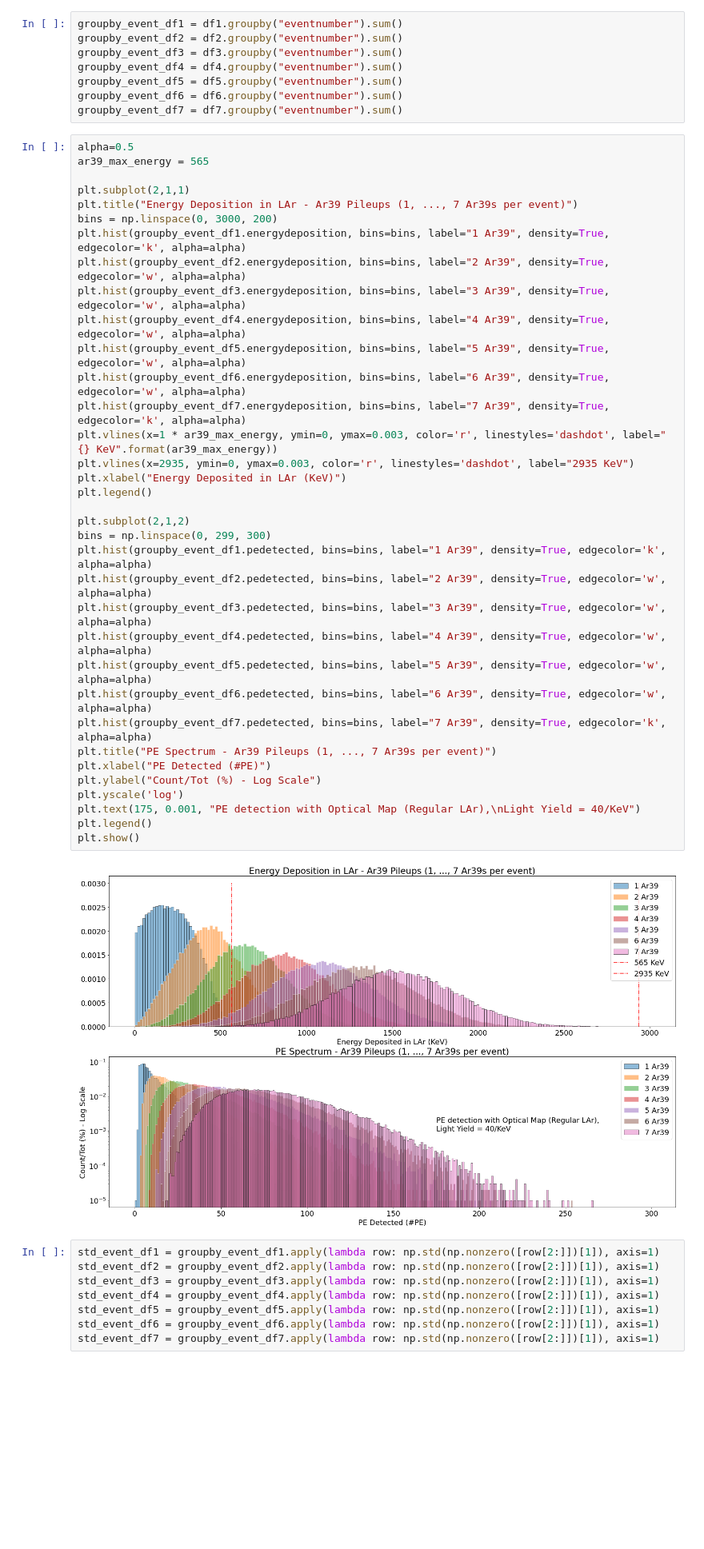
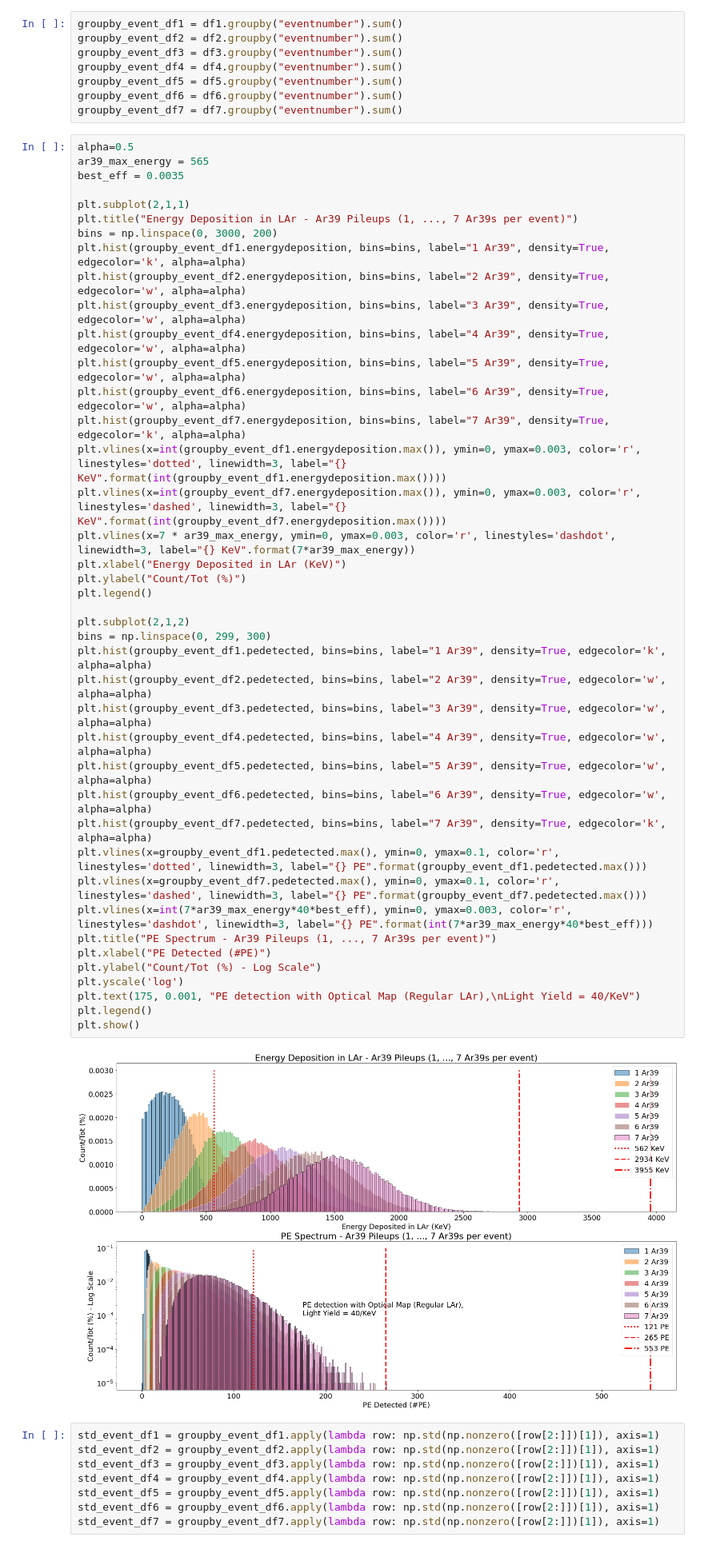
Before and after one commit to luigiberducci/ML4NP, a Jupyter notebook: Notebooks/ComparisonAr39Pileups/analysis_pileups_ar39_over_100ns.ipynb, the cells around one changed output. Shown at 80% size. Cells and saved outputs as stored; diff of their text form; blank space fills up the shorter version.

```diff
--- a/Notebooks/ComparisonAr39Pileups/analysis_pileups_ar39_over_100ns.ipynb
+++ b/Notebooks/ComparisonAr39Pileups/analysis_pileups_ar39_over_100ns.ipynb
@@ -96,40 +96,46 @@ groupby_event_df7 = df7.groupby("eventnumber").sum()
 # %%
 alpha=0.5
 ar39_max_energy = 565
+best_eff = 0.0035
 
 plt.subplot(2,1,1)
 plt.title("Energy Deposition in LAr - Ar39 Pileups (1, ..., 7 Ar39s per event)")
 bins = np.linspace(0, 3000, 200)
 plt.hist(groupby_event_df1.energydeposition, bins=bins, label="1 Ar39", density=True, edgecolor='k', alpha=alpha)
 plt.hist(groupby_event_df2.energydeposition, bins=bins, label="2 Ar39", density=True, edgecolor='w', alpha=alpha)
 plt.hist(groupby_event_df3.energydeposition, bins=bins, label="3 Ar39", density=True, edgecolor='w', alpha=alpha)
 plt.hist(groupby_event_df4.energydeposition, bins=bins, label="4 Ar39", density=True, edgecolor='w', alpha=alpha)
 plt.hist(groupby_event_df5.energydeposition, bins=bins, label="5 Ar39", density=True, edgecolor='w', alpha=alpha)
 plt.hist(groupby_event_df6.energydeposition, bins=bins, label="6 Ar39", density=True, edgecolor='w', alpha=alpha)
 plt.hist(groupby_event_df7.energydeposition, bins=bins, label="7 Ar39", density=True, edgecolor='k', alpha=alpha)
-plt.vlines(x=1 * ar39_max_energy, ymin=0, ymax=0.003, color='r', linestyles='dashdot', label="{} KeV".format(ar39_max_energy))
-plt.vlines(x=2935, ymin=0, ymax=0.003, color='r', linestyles='dashdot', label="2935 KeV")
+plt.vlines(x=int(groupby_event_df1.energydeposition.max()), ymin=0, ymax=0.003, color='r', linestyles='dotted', linewidth=3, label="{} KeV".format(int(groupby_event_df1.energydeposition.max())))
+plt.vlines(x=int(groupby_event_df7.energydeposition.max()), ymin=0, ymax=0.003, color='r', linestyles='dashed', linewidth=3, label="{} KeV".format(int(groupby_event_df7.energydeposition.max())))
+plt.vlines(x=7 * ar39_max_energy, ymin=0, ymax=0.003, color='r', linestyles='dashdot', linewidth=3, label="{} KeV".format(7*ar39_max_energy))
 plt.xlabel("Energy Deposited in LAr (KeV)")
+plt.ylabel("Count/Tot (%)")
 plt.legend()
 
 plt.subplot(2,1,2)
 bins = np.linspace(0, 299, 300)
 plt.hist(groupby_event_df1.pedetected, bins=bins, label="1 Ar39", density=True, edgecolor='k', alpha=alpha)
 plt.hist(groupby_event_df2.pedetected, bins=bins, label="2 Ar39", density=True, edgecolor='w', alpha=alpha)
 plt.hist(groupby_event_df3.pedetected, bins=bins, label="3 Ar39", density=True, edgecolor='w', alpha=alpha)
 plt.hist(groupby_event_df4.pedetected, bins=bins, label="4 Ar39", density=True, edgecolor='w', alpha=alpha)
 plt.hist(groupby_event_df5.pedetected, bins=bins, label="5 Ar39", density=True, edgecolor='w', alpha=alpha)
 plt.hist(groupby_event_df6.pedetected, bins=bins, label="6 Ar39", density=True, edgecolor='w', alpha=alpha)
 plt.hist(groupby_event_df7.pedetected, bins=bins, label="7 Ar39", density=True, edgecolor='k', alpha=alpha)
+plt.vlines(x=groupby_event_df1.pedetected.max(), ymin=0, ymax=0.1, color='r', linestyles='dotted', linewidth=3, label="{} PE".format(groupby_event_df1.pedetected.max()))
+plt.vlines(x=groupby_event_df7.pedetected.max(), ymin=0, ymax=0.1, color='r', linestyles='dashed', linewidth=3, label="{} PE".format(groupby_event_df7.pedetected.max()))
+plt.vlines(x=int(7*ar39_max_energy*40*best_eff), ymin=0, ymax=0.003, color='r', linestyles='dashdot', linewidth=3, label="{} PE".format(int(7*ar39_max_energy*40*best_eff)))
 plt.title("PE Spectrum - Ar39 Pileups (1, ..., 7 Ar39s per event)")
 plt.xlabel("PE Detected (#PE)")
 plt.ylabel("Count/Tot (%) - Log Scale")
 plt.yscale('log')
 plt.text(175, 0.001, "PE detection with Optical Map (Regular LAr),\nLight Yield = 40/KeV")
 plt.legend()
 plt.show()
 # %% [output]
-[figure, old version]
+[figure, new version]
 # %%
 std_event_df1 = groupby_event_df1.apply(lambda row: np.std(np.nonzero([row[2:]])[1]), axis=1)
 std_event_df2 = groupby_event_df2.apply(lambda row: np.std(np.nonzero([row[2:]])[1]), axis=1)
```
Also changed, not shown: parts of 1 cell of this notebook, 2 other files.
